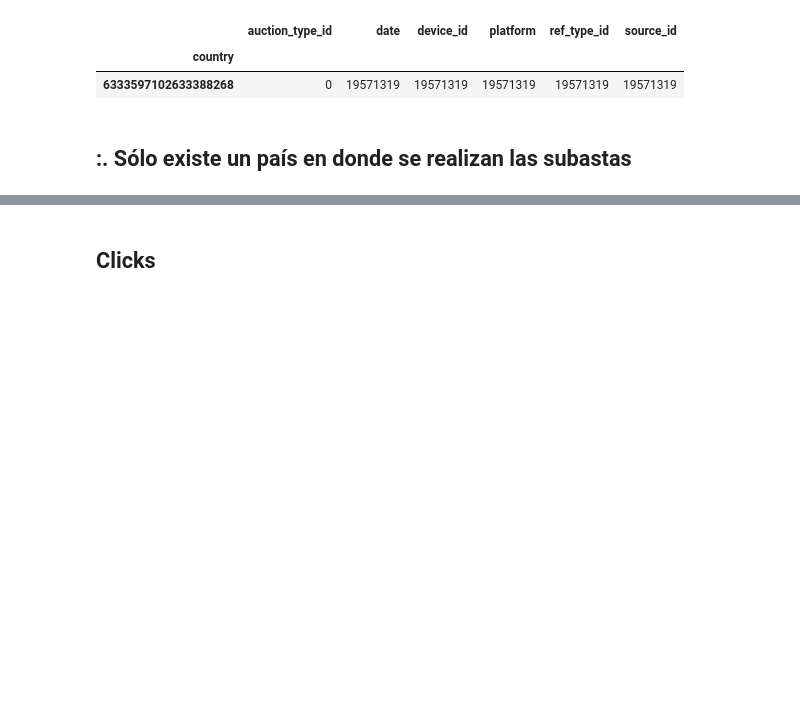
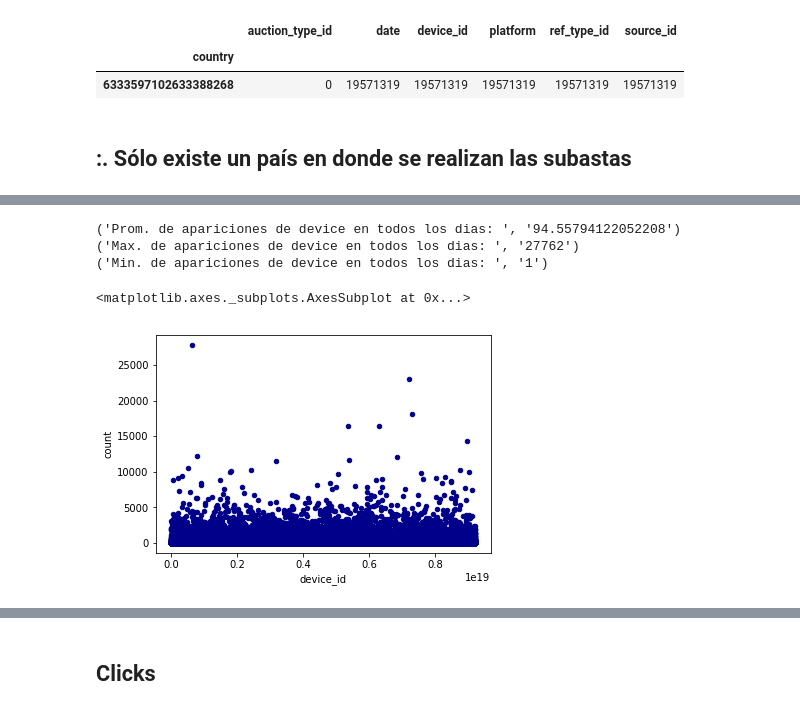
Before and after one commit to gatti2602/7506-datos, a Jupyter notebook: Lucas/analisis_exploratorio.ipynb, the cells around one changed output, grey strips where cells are left out. Drawn from its saved outputs; the diff is of its cells as text; code cells hidden in the pictures; blank space fills up the shorter version.

```diff
--- a/Lucas/analisis_exploratorio.ipynb
+++ b/Lucas/analisis_exploratorio.ipynb
@@ -61,0 +155,5 @@ auctions.groupby(['country']).count()
+# %%
+# Cada cuanto tiempo aparece nuevamente un device en una subasta?
+auc_d = auc[['device_id','count']]
+auc_d = auc_d.groupby('device_id',as_index=False).count()
+auc_d.head(10)
@@ -61,0 +172,15 @@ auctions.groupby(['country']).count()
+# %%
+auc_do = auc_d.sort_values(by='count',ascending=False)
+print("Prom. de apariciones de device en todos los dias: ", str(auc_do['count'].mean()))
+print("Max. de apariciones de device en todos los dias: ", str(auc_do['count'].max()))
+print("Min. de apariciones de device en todos los dias: ", str(auc_do['count'].min()))
+auc_do.plot.scatter(x='device_id',y='count',c='DarkBlue')
+
+#En el gráfico podemos ver que existen varios valores para los cuales la cantidad de apariciones
+#no se corresponde con la media de apariciones que es cercana al 95
+# %% [output]
+('Prom. de apariciones de device en todos los dias: ', '94.55794122052208')
+('Max. de apariciones de device en todos los dias: ', '27762')
+('Min. de apariciones de device en todos los dias: ', '1')
+<matplotlib.axes._subplots.AxesSubplot at 0x...>
+[figure, added]
```
Also changed, not shown: parts of 40 cells of this notebook.
